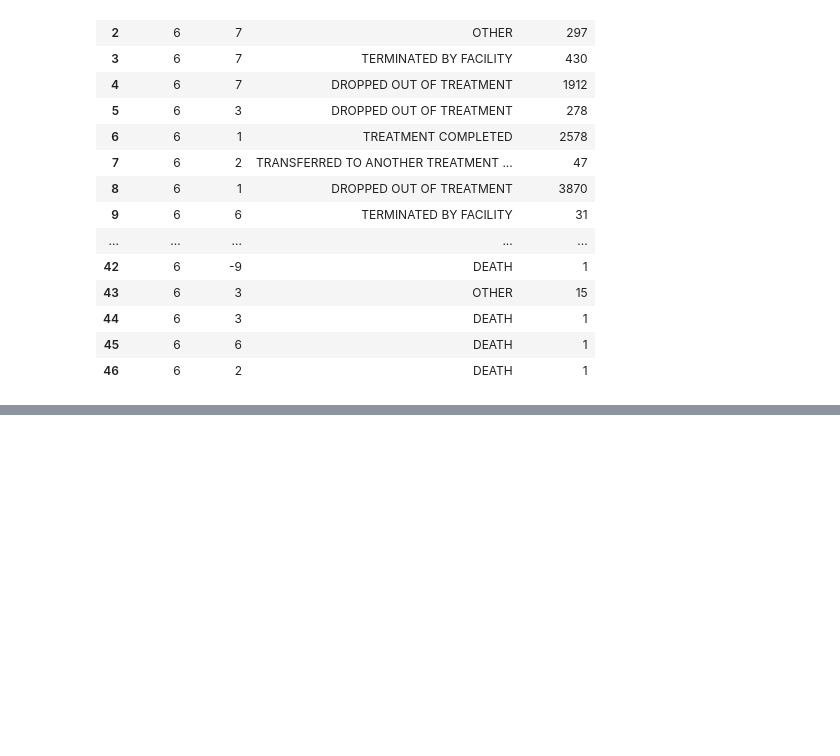
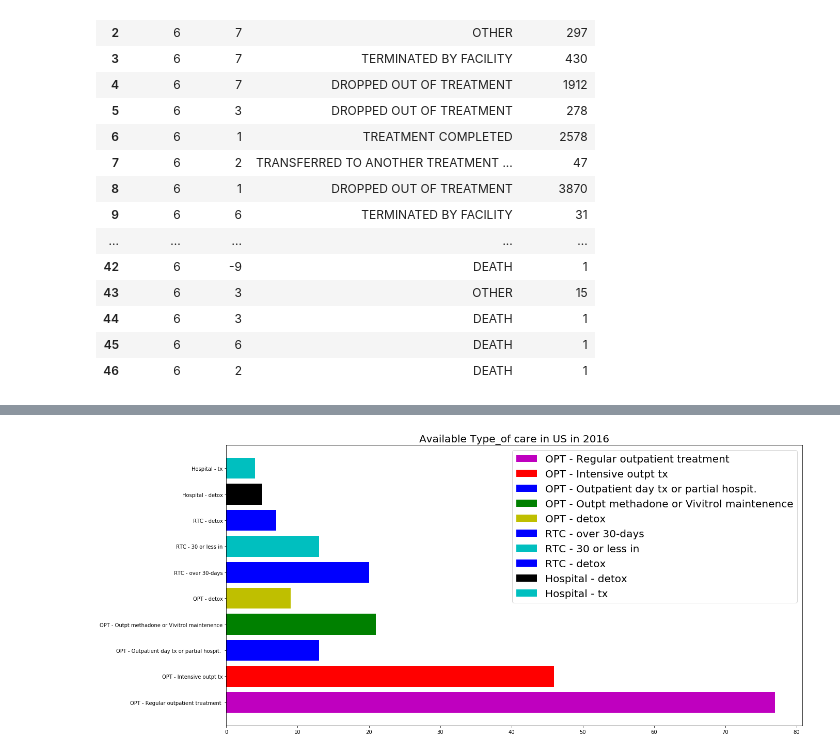
Before and after one commit to RandallPark/Public_Health_Group, a Jupyter notebook: free_tx_vs_completion.ipynb, the cells around one changed output, grey strips where cells are left out. Drawn from its saved outputs; the diff is of its cells as text; code cells hidden in the pictures; blank space fills up the shorter version.

```diff
--- a/free_tx_vs_completion.ipynb
+++ b/free_tx_vs_completion.ipynb
@@ -170,0 +208,13 @@ volume nr 1 =individual psource(referral source), on graph, nr,
+# %%
+data2 = [77, 46, 13, 21, 9, 20, 13, 7, 5, 4]
+register = 1, 2, 3, 4, 5, 6, 7, 8, 9, 10
+type_care =["OPT - Regular outpatient treatment ","OPT - Intensive outpt tx", "OPT - Outpatient day tx or partial hospit. ", "OPT - Outpt methadone or Vivitrol maintenence",
+           "OPT - detox", "RTC - over 30-days", "RTC - 30 or less in", "RTC - detox", "Hospital - detox", "Hospital - tx" ]
+plt.figure(figsize = (20, 10))
+c = plt.barh(register, data2, height = 0.8, color = ("m", "r", "b", "g", "y", "b", "c", "b", "k", "c"))
+plt.title("Available Type_of care in US in 2016", fontsize = 20)
+plt.yticks(register, type_care)
+plt.legend(c,type_care , fontsize = 20)
+plt.show()
+# %% [output]
+[figure, added]
```
Also changed, not shown: parts of 14 cells of this notebook.
